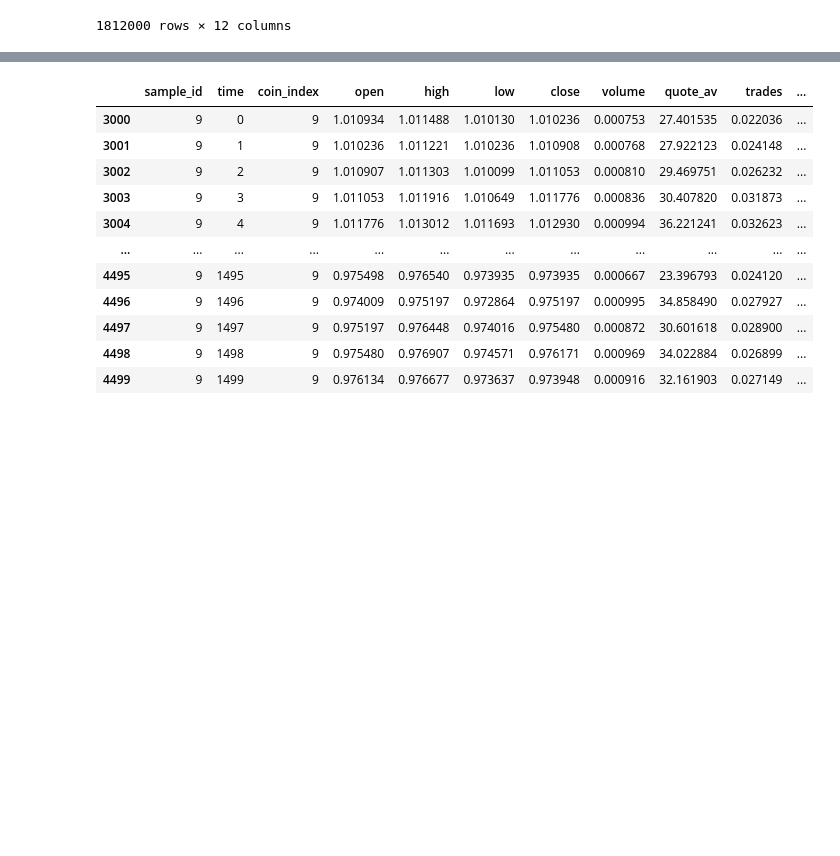
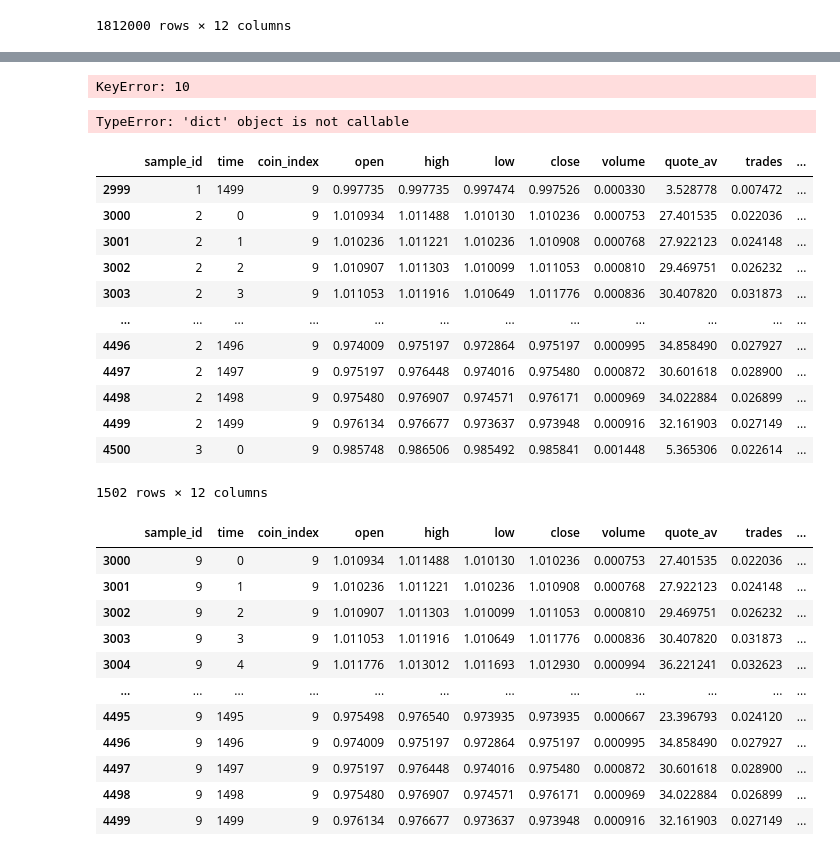
Before and after one commit to Jeongseup/DACON_BitcoinTrader, a Jupyter notebook: RNN_modeling.ipynb, the cells around one changed output, grey strips where cells are left out. Saved outputs shown, nothing was run; the diff lists cells and outputs as text; code cells hidden in the pictures; blank space fills up the shorter version.

```diff
--- a/RNN_modeling.ipynb
+++ b/RNN_modeling.ipynb
@@ -194,4 +226,4 @@ merged_df
 # %%
  resetindex_df = merged_df.sample_id.value_counts().reset_index().rename(columns = {"index" : "sample_id"})
 # %%
-resetindex_df.iloc[:,:1].sort_values(by = ['sample_id']).reset_index(drop=True)
+ resetindex_df = resetindex_df.iloc[:,:1].sort_values(by = ['sample_id']).reset_index(drop=True)
@@ -244,3 +266,31 @@ merged_df = merged_df.sort_values(by = ['sample_id','time']).reset_index(drop=Tr
+# %%
+ new_sample_dict = resetindex_df.reset_index().set_index('sample_id').to_dict()
+# %%
+print(new_sample_dict['index'])
+# %% [output]
+KeyError: 10
+# %%
+print(new_sample_dict('index'))
+# %% [output]
+TypeError: 'dict' object is not callable
+# %%
+merged_df['sample_id'] = merged_df['sample_id'].map(new_sample_dict['index'])
+# %%
+merged_df.iloc[2999:4501,:]
+# %% [output]
+|  | sample_id | time | coin_index | open | high | low | close | volume | quote_av | trades | ... |
+| 2999 | 1 | 1499 | 9 | 0.997735 | 0.997735 | 0.997474 | 0.997526 | 0.000330 | 3.528778 | 0.007472 | ... |
+| 3000 | 2 | 0 | 9 | 1.010934 | 1.011488 | 1.010130 | 1.010236 | 0.000753 | 27.401535 | 0.022036 | ... |
+| 3001 | 2 | 1 | 9 | 1.010236 | 1.011221 | 1.010236 | 1.010908 | 0.000768 | 27.922123 | 0.024148 | ... |
+| 3002 | 2 | 2 | 9 | 1.010907 | 1.011303 | 1.010099 | 1.011053 | 0.000810 | 29.469751 | 0.026232 | ... |
+| 3003 | 2 | 3 | 9 | 1.011053 | 1.011916 | 1.010649 | 1.011776 | 0.000836 | 30.407820 | 0.031873 | ... |
+| ... | ... | ... | ... | ... | ... | ... | ... | ... | ... | ... | ... |
+| 4496 | 2 | 1496 | 9 | 0.974009 | 0.975197 | 0.972864 | 0.975197 | 0.000995 | 34.858490 | 0.027927 | ... |
+| 4497 | 2 | 1497 | 9 | 0.975197 | 0.976448 | 0.974016 | 0.975480 | 0.000872 | 30.601618 | 0.028900 | ... |
+| 4498 | 2 | 1498 | 9 | 0.975480 | 0.976907 | 0.974571 | 0.976171 | 0.000969 | 34.022884 | 0.026899 | ... |
+| 4499 | 2 | 1499 | 9 | 0.976134 | 0.976677 | 0.973637 | 0.973948 | 0.000916 | 32.161903 | 0.027149 | ... |
+| 4500 | 3 | 0 | 9 | 0.985748 | 0.986506 | 0.985492 | 0.985841 | 0.001448 | 5.365306 | 0.022614 | ... |
+1502 rows × 12 columns
 # %%
 merged_df[merged_df['sample_id'] == ]
 # %% [output]
```
Also changed, not shown: parts of 10 cells of this notebook.
